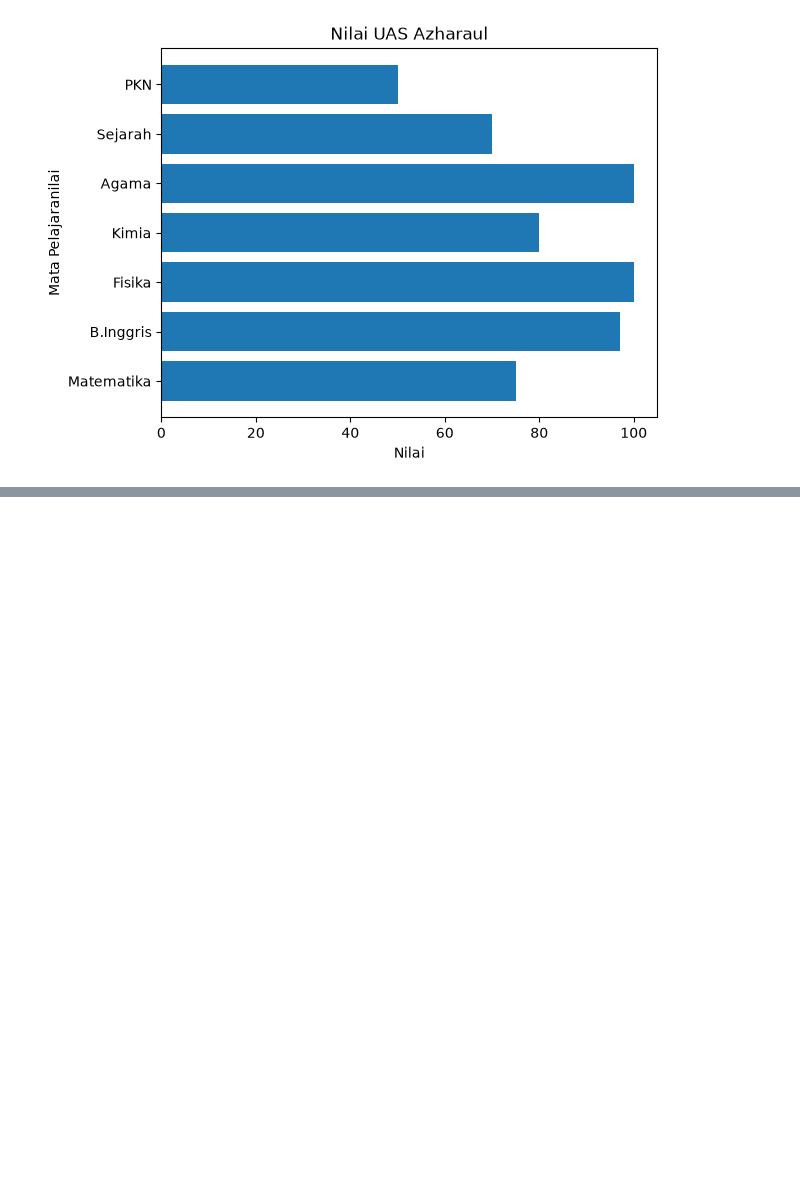
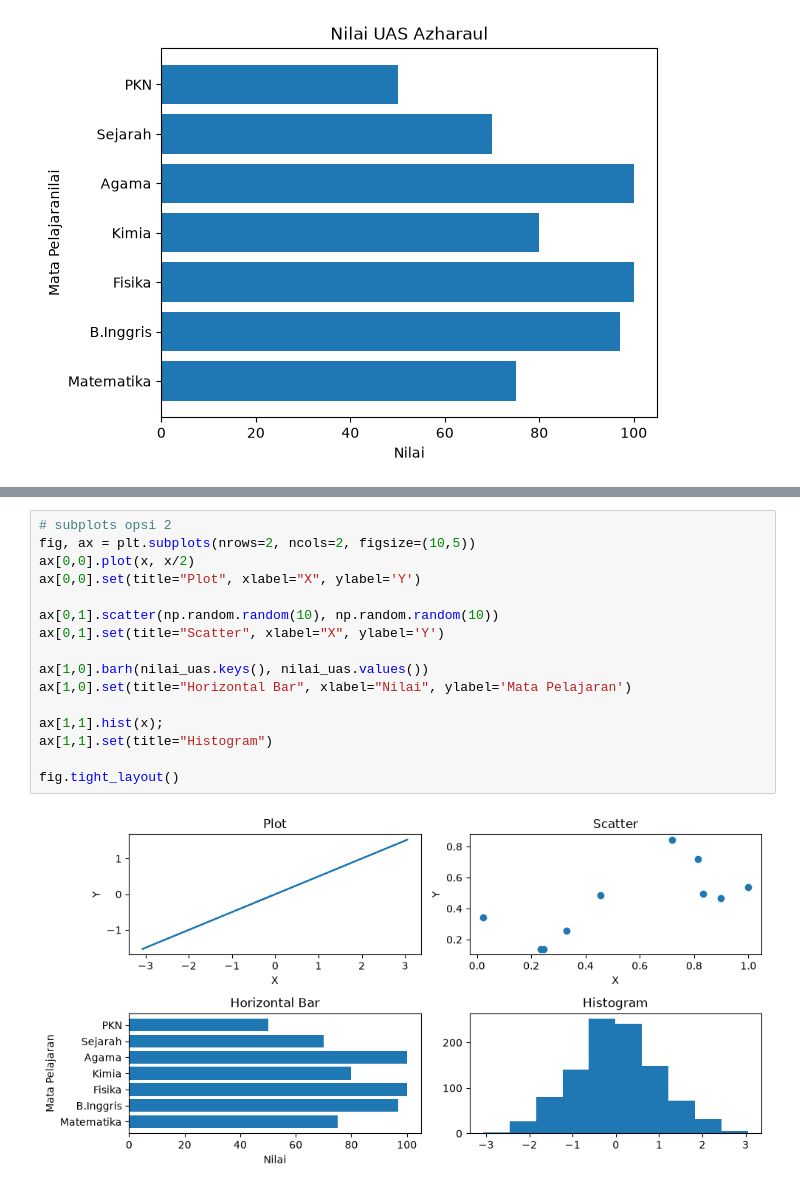
Before and after one commit to azharaul/ds-ml-learning-journey, a Jupyter notebook: matplotlib.ipynb, the cells around one changed output, grey strips where cells are left out. Drawn from its saved outputs; the diff is of its cells as text; blank space fills up the shorter version.

```diff
--- a/intorduction to matplotlib.ipynb
+++ b/matplotlib.ipynb
@@ -148,0 +149,18 @@ fig.tight_layout()
+# %%
+# subplots opsi 2
+fig, ax = plt.subplots(nrows=2, ncols=2, figsize=(10,5))
+ax[0,0].plot(x, x/2)
+ax[0,0].set(title="Plot", xlabel="X", ylabel='Y')
+
+ax[0,1].scatter(np.random.random(10), np.random.random(10))
+ax[0,1].set(title="Scatter", xlabel="X", ylabel='Y')
+
+ax[1,0].barh(nilai_uas.keys(), nilai_uas.values())
+ax[1,0].set(title="Horizontal Bar", xlabel="Nilai", ylabel='Mata Pelajaran')
+
+ax[1,1].hist(x);
+ax[1,1].set(title="Histogram")
+
+fig.tight_layout()
+# %% [output]
+[figure, added]
```
Also changed, not shown: parts of 12 cells of this notebook, 3 other files.
